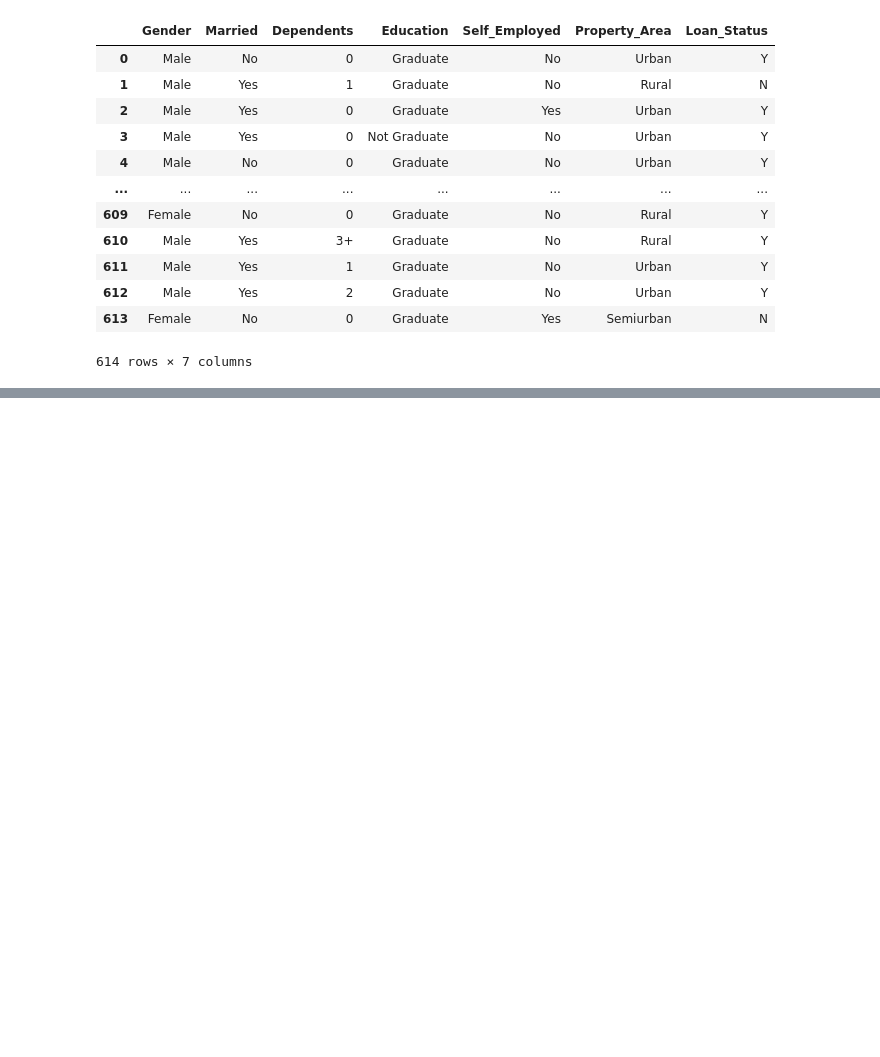
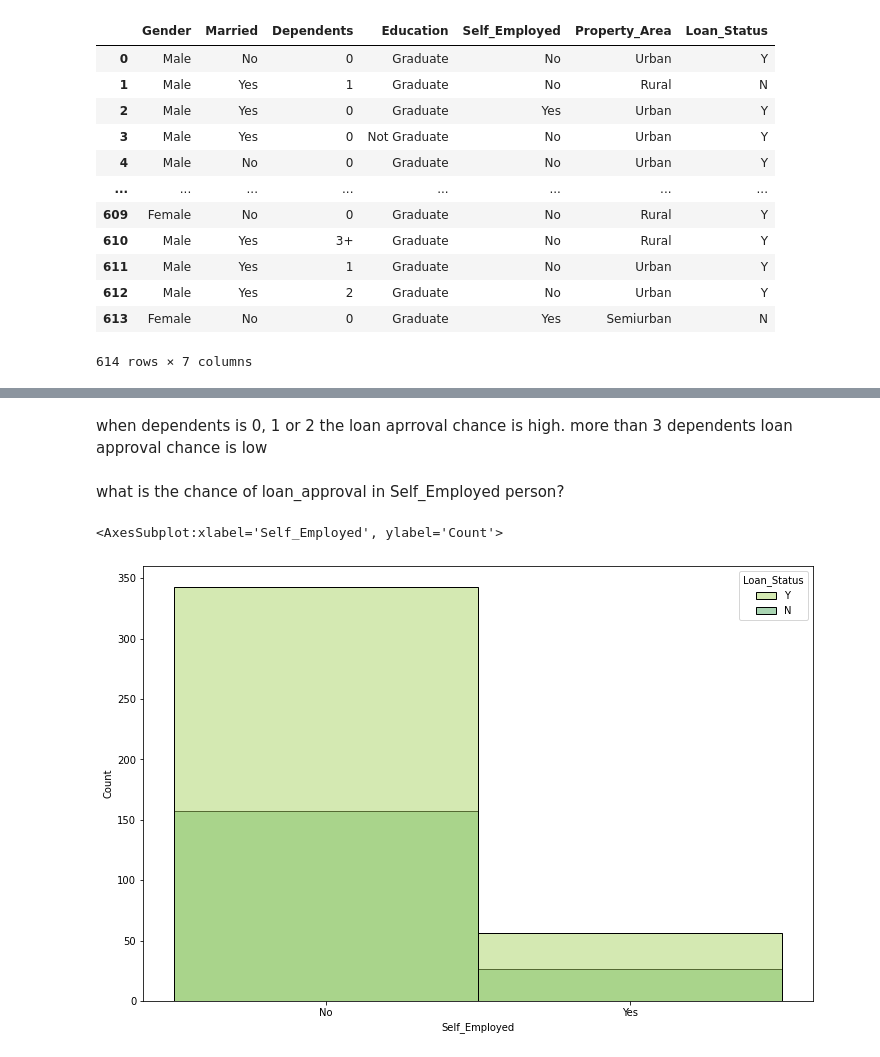
Before and after one commit to mihir3030/Loan-Approve-Prediction, a Jupyter notebook: research/trails.ipynb, the cells around one changed output, grey strips where cells are left out. Cells and saved outputs as stored; diff of their text form; code cells hidden in the pictures; blank space fills up the shorter version.

```diff
--- a/research/trails.ipynb
+++ b/research/trails.ipynb
@@ -148,0 +198,10 @@ plt.tight_layout(pad=0.5, w_pad=0.7, h_pad=5.0)
+# %% [markdown]
+when dependents is 0, 1 or 2 the loan aprroval chance is high. more than 3 dependents loan approval chance is low
+# %% [markdown]
+what is the chance of loan_approval in Self_Employed person?
+# %%
+plt.figure(figsize=(12, 8)),
+sns.histplot(x="Self_Employed", data=df_categorical, hue="Loan_Status", palette="summer_r")
+# %% [output]
+<AxesSubplot:xlabel='Self_Employed', ylabel='Count'>
+[figure, added]
```
Also changed, not shown: parts of 59 cells of this notebook.
